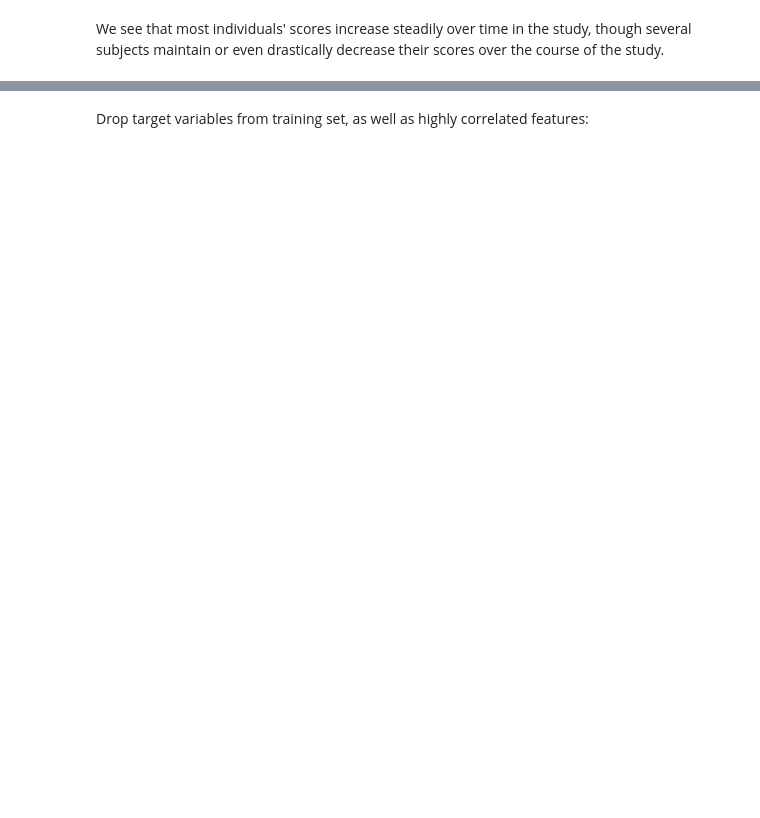
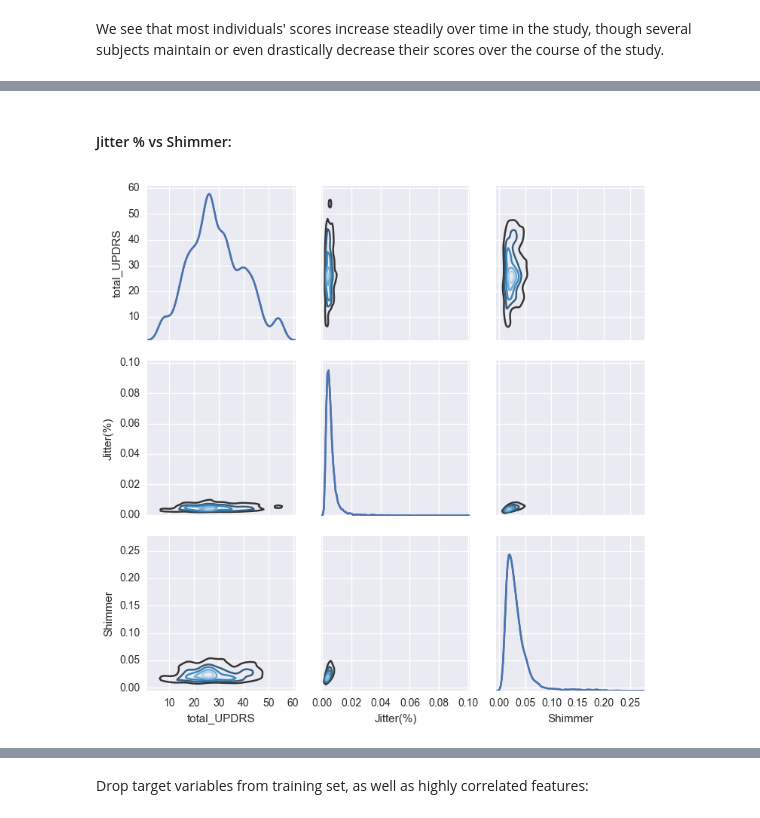
Before and after one commit to koelyl/Predict-Parkinsons, a Jupyter notebook: Parkinsons Prediction.ipynb, the cells around one changed output, grey strips where cells are left out. Drawn from its saved outputs; the diff is of its cells as text; code cells hidden in the pictures; blank space fills up the shorter version.

```diff
--- a/Parkinsons Prediction.ipynb
+++ b/Parkinsons Prediction.ipynb
@@ -201,0 +187,8 @@ sns.pairplot(df, vars=["total_UPDRS", "DFA", "age", "sex"])
+# %% [markdown]
+#### Jitter % vs Shimmer:
+# %%
+g = sns.pairplot(df, vars=["total_UPDRS", "Jitter(%)", "Shimmer"], kind="kde", diag_kind="kde")
+g.map_diag(sns.kdeplot)
+g.map_offdiag(sns.kdeplot, cmap="Blues_d", n_levels=6);
+# %% [output]
+[figure, added]
```
Also changed, not shown: parts of 46 cells of this notebook.
